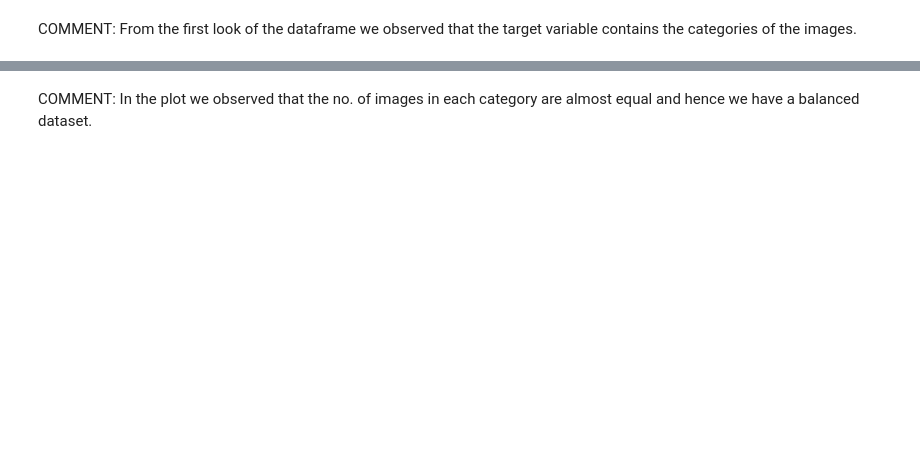
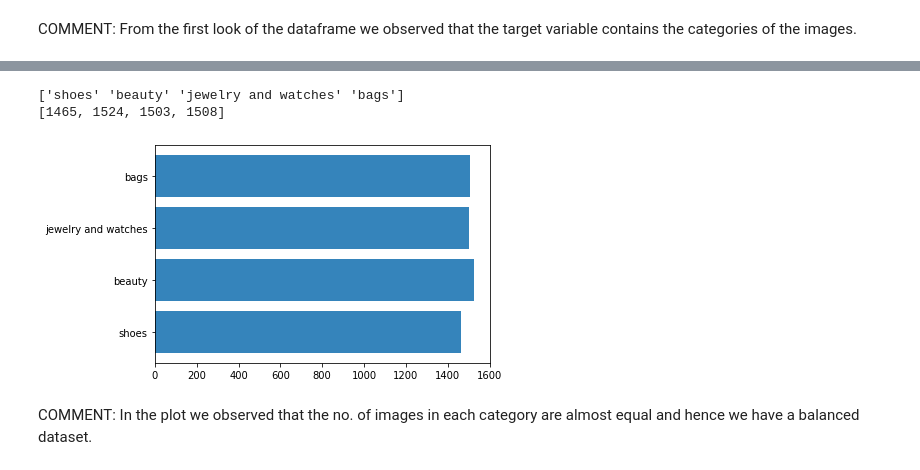
Before and after one commit to pankajrana1111/Image-Classification, a Jupyter notebook: Capstone_Project.ipynb, the cells around one changed output, grey strips where cells are left out. Cells and saved outputs as stored; diff of their text form; code cells hidden in the pictures; blank space fills up the shorter version.

```diff
--- a/Capstone_Project.ipynb
+++ b/Capstone_Project.ipynb
@@ -77,11 +142,15 @@ data.isnull().sum()
 # %%
 ##plotting the no. of images in each category
 y_labels=data.target.unique()
 print (y_labels)
 counts=[data.target.tolist().count(i) for i in y_labels]
 print(counts)
-plt.barh(y_labels,counts,align="center",alpha=0.5)
+plt.barh(y_labels,counts,align="center",alpha=0.9)
 plt.show()
+# %% [output]
+['shoes' 'beauty' 'jewelry and watches' 'bags']
+[1465, 1524, 1503, 1508]
+[figure, added]
 # %% [markdown]
 COMMENT: In the plot we observed that the no. of images in each category are almost equal and hence we have a balanced dataset.
 # %%
```
Also changed, not shown: parts of 31 cells of this notebook.
